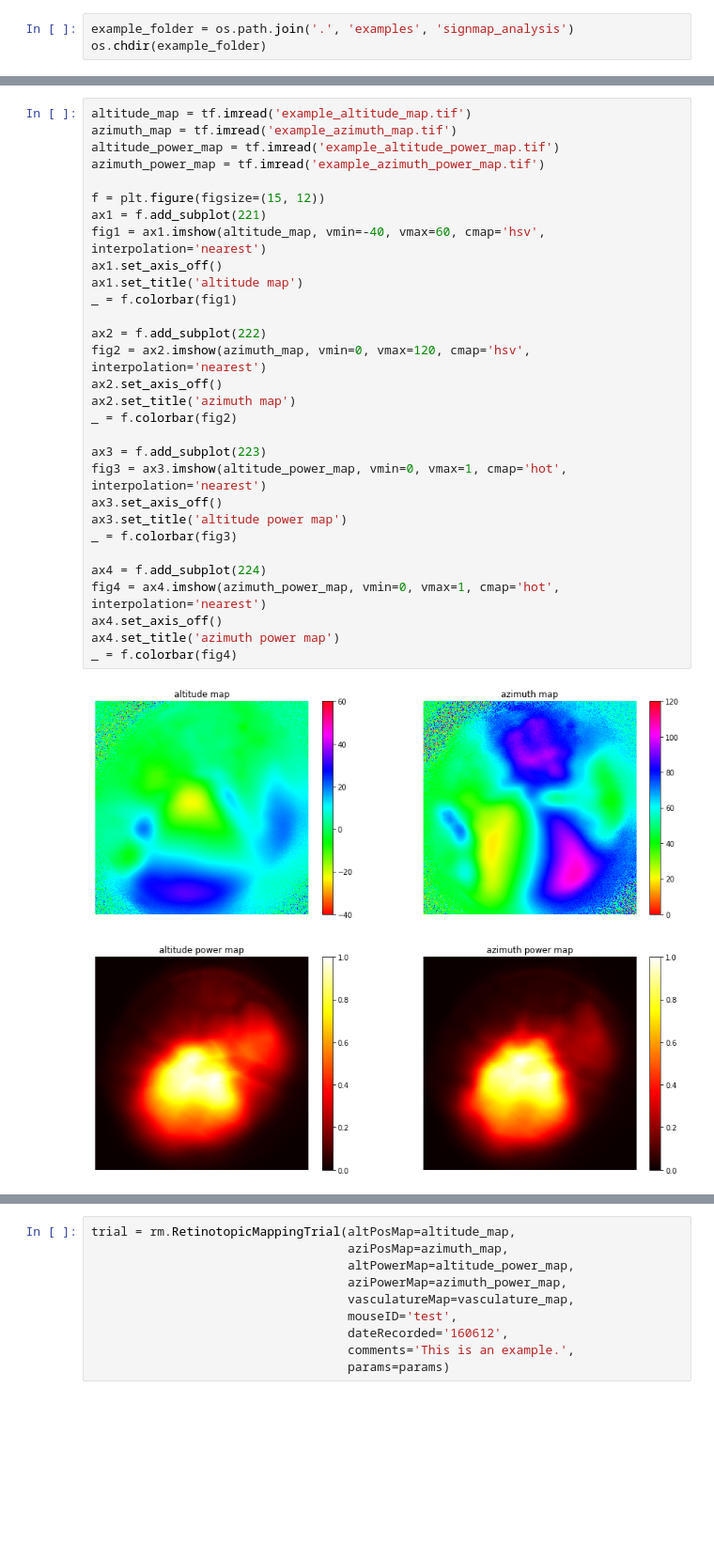
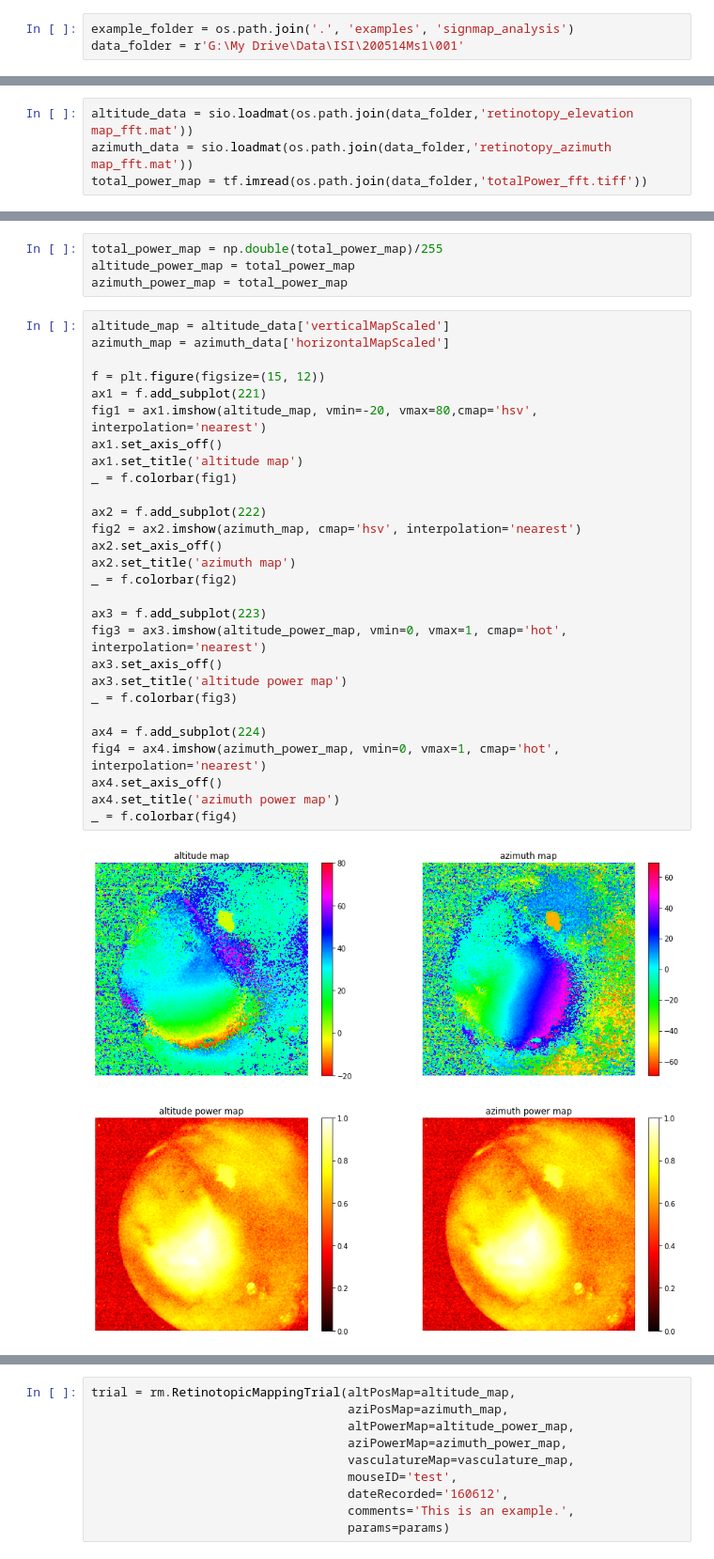
Before and after one commit to drinnenb/retinotopic_mapping, a Jupyter notebook: retinotopic_mapping/example_alex.ipynb, the cells around one changed output, grey strips where cells are left out. Shown at 94% size. Cells and saved outputs as stored; diff of their text form; blank space fills up the shorter version.

```diff
--- a/retinotopic_mapping/example_alex.ipynb
+++ b/retinotopic_mapping/example_alex.ipynb
@@ -8,5 +9,5 @@ import matplotlib.pyplot as plt
 %matplotlib inline
 # %%
 example_folder = os.path.join('.', 'examples', 'signmap_analysis')
-os.chdir(example_folder)
+data_folder = r'G:\My Drive\Data\ISI\200514Ms1\001'
 # %%
@@ -16,3 +17,7 @@ _ = plt.colorbar()
 plt.show()
 # %% [output]
 [figure]
+# %%
+altitude_data = sio.loadmat(os.path.join(data_folder,'retinotopy_elevation map_fft.mat'))
+azimuth_data = sio.loadmat(os.path.join(data_folder,'retinotopy_azimuth map_fft.mat'))
+total_power_map = tf.imread(os.path.join(data_folder,'totalPower_fft.tiff'))
@@ -19,34 +26,36 @@ plt.show()
+# %%
+total_power_map = np.double(total_power_map)/255
+altitude_power_map = total_power_map
+azimuth_power_map = total_power_map
 # %%
-altitude_map = tf.imread('example_altitude_map.tif')
-azimuth_map = tf.imread('example_azimuth_map.tif')
-altitude_power_map = tf.imread('example_altitude_power_map.tif')
-azimuth_power_map = tf.imread('example_azimuth_power_map.tif')
+altitude_map = altitude_data['verticalMapScaled']
+azimuth_map = azimuth_data['horizontalMapScaled']
 
 f = plt.figure(figsize=(15, 12))
 ax1 = f.add_subplot(221)
-fig1 = ax1.imshow(altitude_map, vmin=-40, vmax=60, cmap='hsv', interpolation='nearest')
+fig1 = ax1.imshow(altitude_map, vmin=-20, vmax=80,cmap='hsv', interpolation='nearest')
 ax1.set_axis_off()
 ax1.set_title('altitude map')
 _ = f.colorbar(fig1)
 
 ax2 = f.add_subplot(222)
-fig2 = ax2.imshow(azimuth_map, vmin=0, vmax=120, cmap='hsv', interpolation='nearest')
+fig2 = ax2.imshow(azimuth_map, cmap='hsv', interpolation='nearest')
 ax2.set_axis_off()
 ax2.set_title('azimuth map')
 _ = f.colorbar(fig2)
 
 ax3 = f.add_subplot(223)
 fig3 = ax3.imshow(altitude_power_map, vmin=0, vmax=1, cmap='hot', interpolation='nearest')
 ax3.set_axis_off()
 ax3.set_title('altitude power map')
 _ = f.colorbar(fig3)
 
 ax4 = f.add_subplot(224)
 fig4 = ax4.imshow(azimuth_power_map, vmin=0, vmax=1, cmap='hot', interpolation='nearest')
 ax4.set_axis_off()
 ax4.set_title('azimuth power map')
 _ = f.colorbar(fig4)
 # %% [output]
-[figure, old version]
+[figure, new version]
 # %%
 params = {
```
Also changed, not shown: parts of 11 cells of this notebook, 7 other files.
